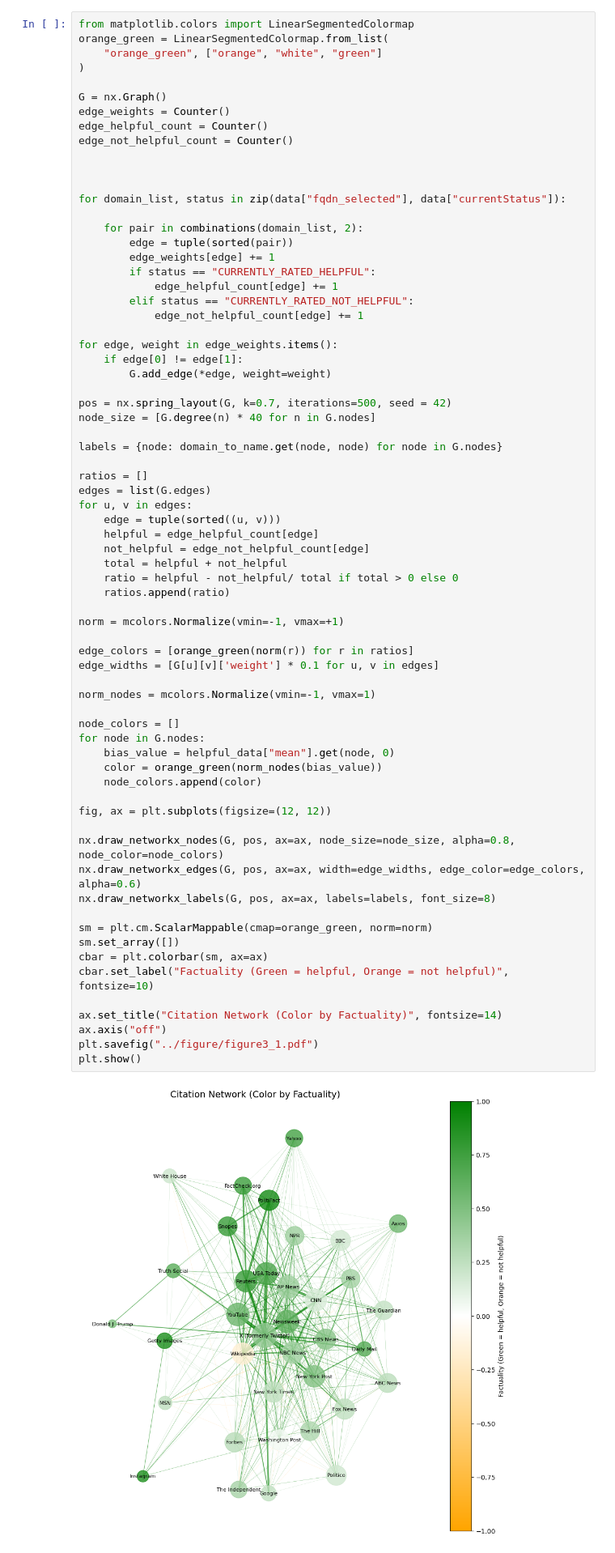
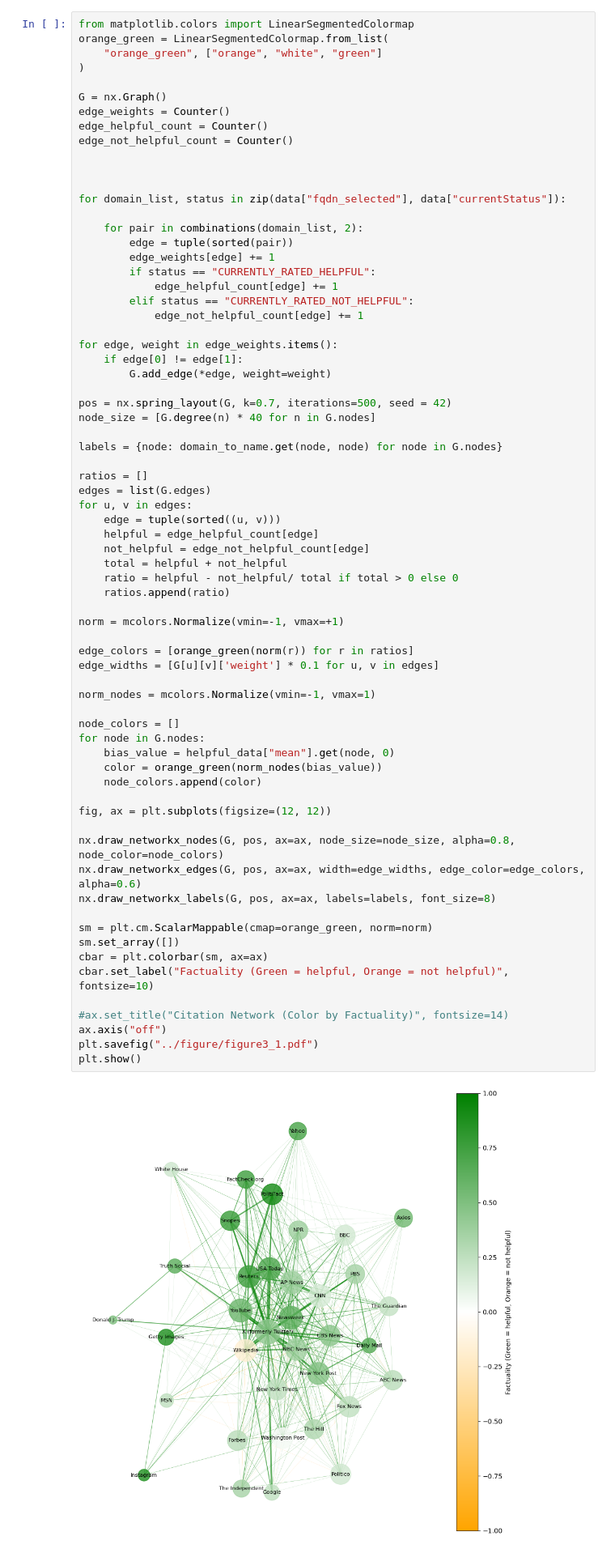
Before and after one commit to kminesaki/CommunityNotes-CiteNet, a Jupyter notebook: notebook/4_network.ipynb, the cells around one changed output. Shown at 81% size. Drawn from its saved outputs; the diff is of its cells as text.

```diff
--- a/notebook/4_network.ipynb
+++ b/notebook/4_network.ipynb
@@ -115,35 +117,35 @@ for u, v in edges:
     ratios.append(ratio)
 
 norm = mcolors.Normalize(vmin=-1, vmax=+1)
 
 edge_colors = [orange_green(norm(r)) for r in ratios]
 edge_widths = [G[u][v]['weight'] * 0.1 for u, v in edges]
 
 norm_nodes = mcolors.Normalize(vmin=-1, vmax=1)
 
 node_colors = []
 for node in G.nodes:
     bias_value = helpful_data["mean"].get(node, 0)
     color = orange_green(norm_nodes(bias_value))
     node_colors.append(color)
 
 fig, ax = plt.subplots(figsize=(12, 12))
 
 nx.draw_networkx_nodes(G, pos, ax=ax, node_size=node_size, alpha=0.8, node_color=node_colors)
 nx.draw_networkx_edges(G, pos, ax=ax, width=edge_widths, edge_color=edge_colors, alpha=0.6)
 nx.draw_networkx_labels(G, pos, ax=ax, labels=labels, font_size=8)
 
 sm = plt.cm.ScalarMappable(cmap=orange_green, norm=norm)
 sm.set_array([])
 cbar = plt.colorbar(sm, ax=ax)
 cbar.set_label("Factuality (Green = helpful, Orange = not helpful)", fontsize=10)
 
-ax.set_title("Citation Network (Color by Factuality)", fontsize=14)
+#ax.set_title("Citation Network (Color by Factuality)", fontsize=14)
 ax.axis("off")
 plt.savefig("../figure/figure3_1.pdf")
 plt.show()
 # %% [output]
-[figure, old version]
+[figure, new version]
 # %%
 G = nx.Graph()
 edge_weights = Counter()
```
Also changed, not shown: parts of 9 cells of this notebook.
